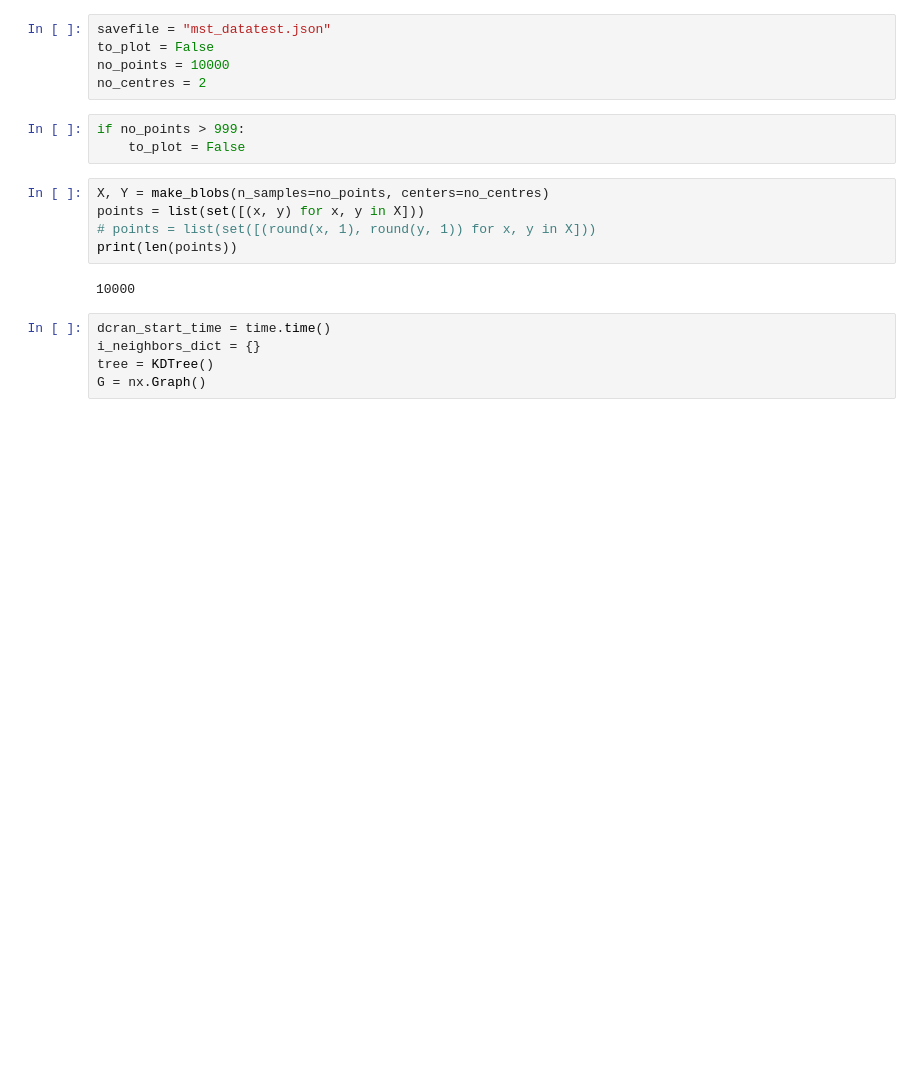
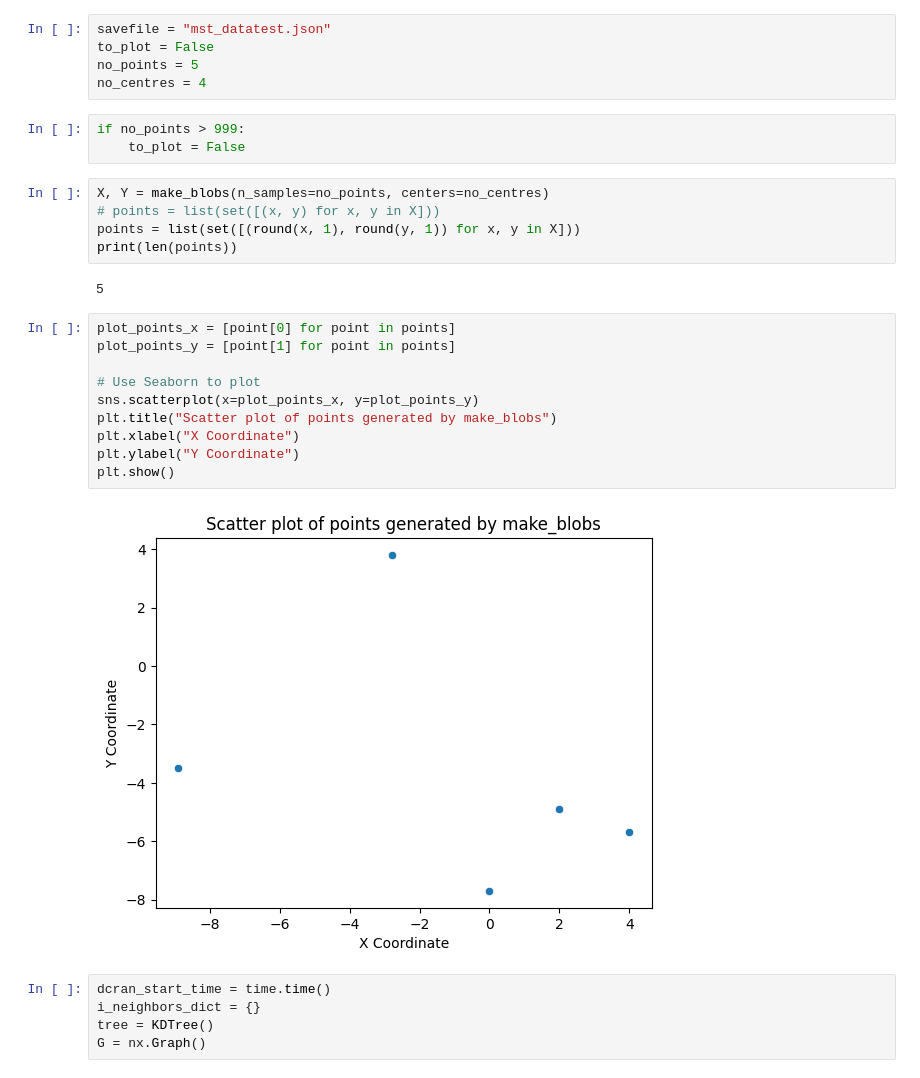
Before and after one commit to destx0/thesnew, a Jupyter notebook: dc_main.ipynb, the cells around one changed output. Drawn from its saved outputs; the diff is of its cells as text; blank space fills up the shorter version.

Commit message:
dc main new position change bug in points

```diff
--- a/dc_main.ipynb
+++ b/dc_main.ipynb
@@ -80,18 +22,30 @@ def get_MST_edges_with_coordinates(points):
 # %%
 savefile = "mst_datatest.json"
 to_plot = False
-no_points = 10000
-no_centres = 2
+no_points = 5
+no_centres = 4
 # %%
 if no_points > 999:
     to_plot = False
 # %%
 X, Y = make_blobs(n_samples=no_points, centers=no_centres)
-points = list(set([(x, y) for x, y in X]))
-# points = list(set([(round(x, 1), round(y, 1)) for x, y in X]))
+# points = list(set([(x, y) for x, y in X]))
+points = list(set([(round(x, 1), round(y, 1)) for x, y in X]))
 print(len(points))
 # %% [output]
-10000
+5
+# %%
+plot_points_x = [point[0] for point in points]
+plot_points_y = [point[1] for point in points]
+
+# Use Seaborn to plot
+sns.scatterplot(x=plot_points_x, y=plot_points_y)
+plt.title("Scatter plot of points generated by make_blobs")
+plt.xlabel("X Coordinate")
+plt.ylabel("Y Coordinate")
+plt.show()
+# %% [output]
+[figure, added]
 # %%
 dcran_start_time = time.time()
 i_neighbors_dict = {}
```
Also changed, not shown: parts of 31 cells of this notebook, 1 other file.
